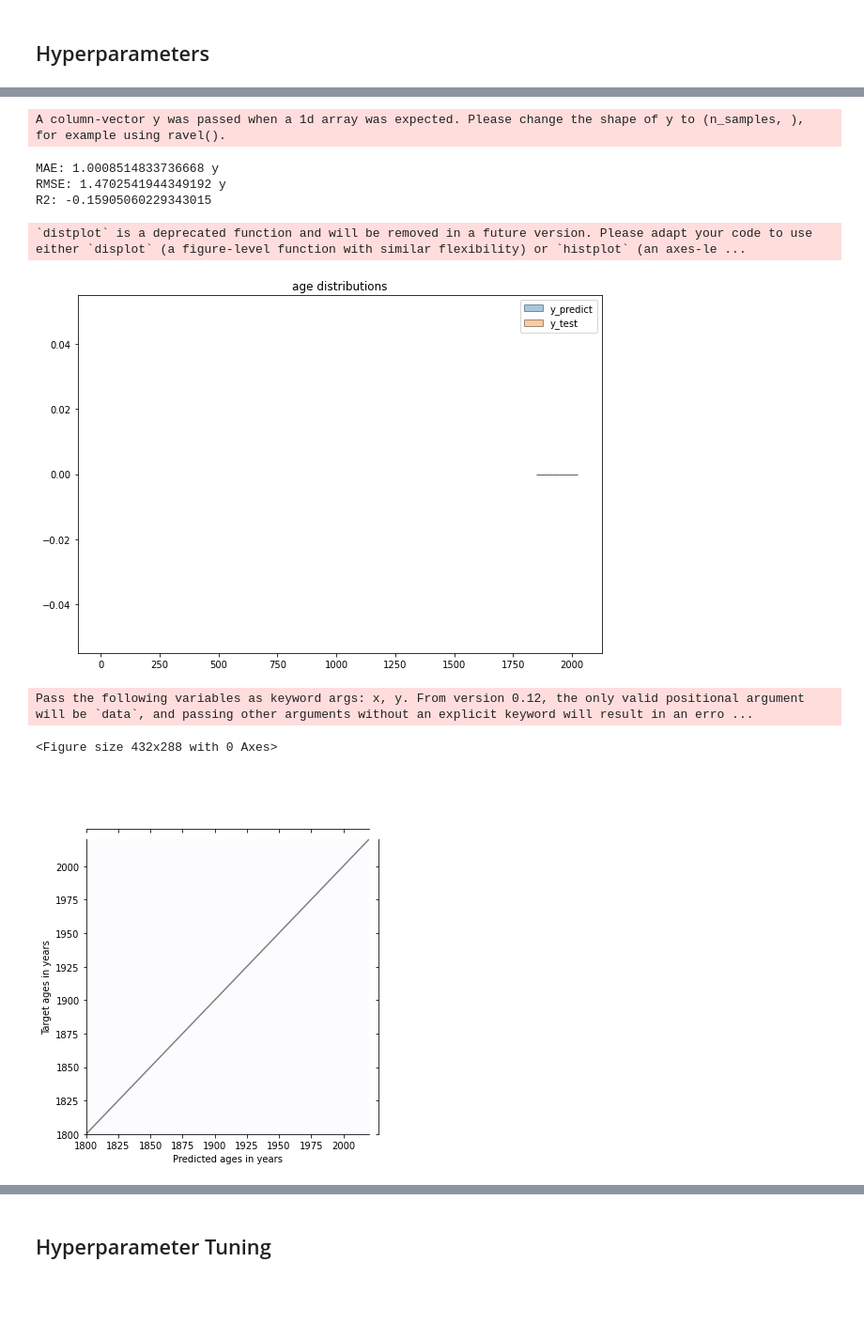
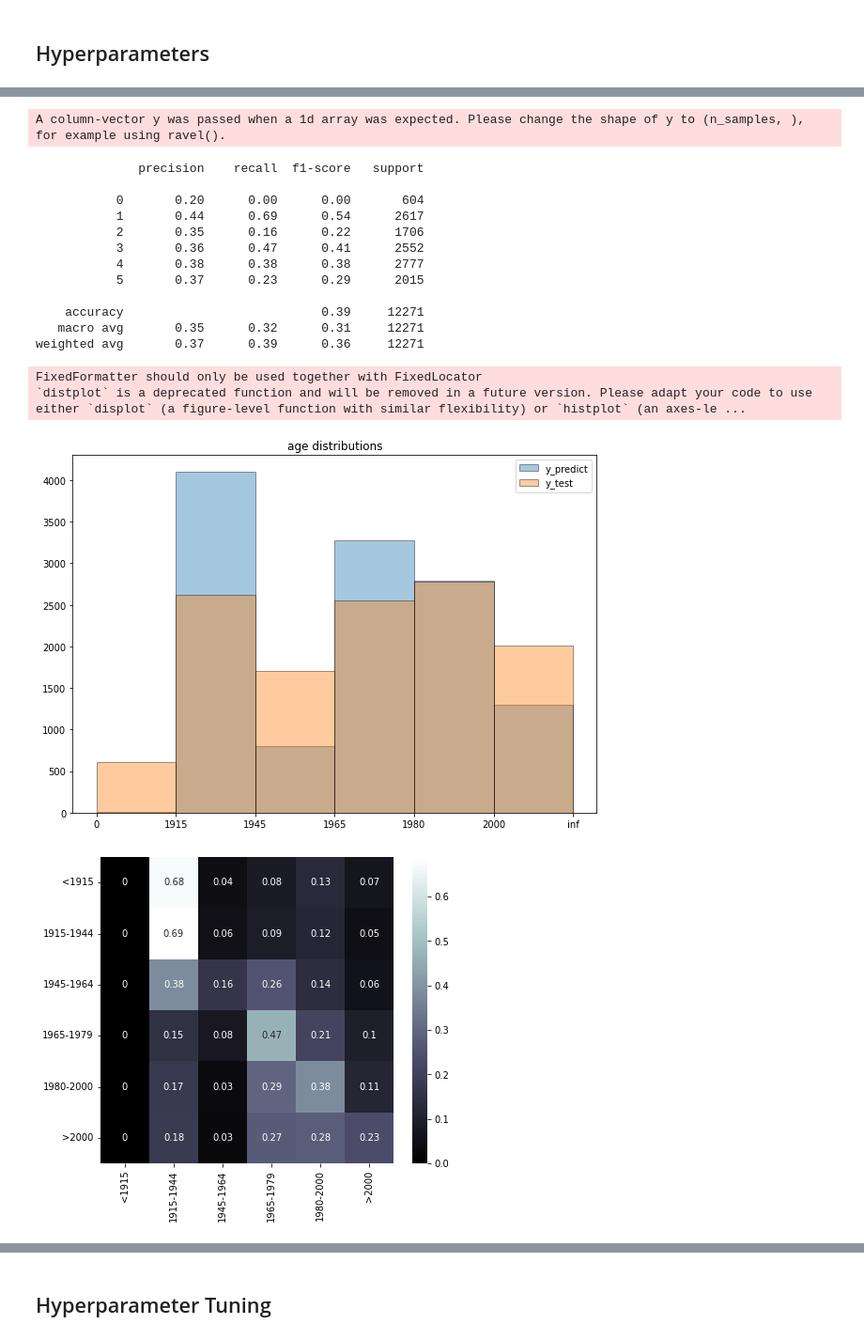
Before and after one commit to ai4up/ufo-prediction, a Jupyter notebook: notebooks/experiments_age.ipynb, the cells around one changed output, grey strips where cells are left out. Shown at 94% size. Drawn from its saved outputs; the diff is of its cells as text; code cells hidden in the pictures; blank space fills up the shorter version.

```diff
--- a/notebooks/experiments_age.ipynb
+++ b/notebooks/experiments_age.ipynb
@@ -35,6 +35,6 @@ data_france_all = pd.read_csv(path_data_france_all)
 # %%
-data_france_age_sample = data_france_age.sample(frac=.2)
-data_france_all_sample = data_france_all.sample(frac=.2)
+data_france_age_sample = data_france_age.sample(frac=.1)
+data_france_all_sample = data_france_all.sample(frac=.1)
 # %% [markdown]
 ## Hyperparameters
 # %%
@@ -130,18 +162,26 @@ classifier.feature_selection()
 # %%
 classifier_ada = AgePredictor(
     model=AdaBoostClassifier(),
     df=data_france_age_sample,
     test_training_split=split_80_20,
-    preprocessing_stages=[remove_outliers, remove_other_attributes, categorize_age]
+    preprocessing_stages=[remove_outliers, remove_other_attributes, categorize_age_EHS]
 )
 classifier_ada.evaluate_classification()
 # %% [output]
 A column-vector y was passed when a 1d array was expected. Please change the shape of y to (n_samples, ), for example using ravel().
-MAE: 1.0008514833736668 y
-RMSE: 1.4702541944349192 y
-R2: -0.15905060229343015
+              precision    recall  f1-score   support
+
+           0       0.20      0.00      0.00       604
+           1       0.44      0.69      0.54      2617
+           2       0.35      0.16      0.22      1706
+           3       0.36      0.47      0.41      2552
+           4       0.38      0.38      0.38      2777
+           5       0.37      0.23      0.29      2015
+
+    accuracy                           0.39     12271
+   macro avg       0.35      0.32      0.31     12271
+weighted avg       0.37      0.39      0.36     12271
+FixedFormatter should only be used together with FixedLocator
 `distplot` is a deprecated function and will be removed in a future version. Please adapt your code to use either `displot` (a figure-level function with similar flexibility) or `histplot` (an axes-le ...
-[figure, old version]
+[figure, new version]
-Pass the following variables as keyword args: x, y. From version 0.12, the only valid positional argument will be `data`, and passing other arguments without an explicit keyword will result in an erro ...
-<Figure size 432x288 with 0 Axes>
-[figure, old version]
+[figure, new version]
```
Also changed, not shown: parts of 19 cells of this notebook, 6 other files.
